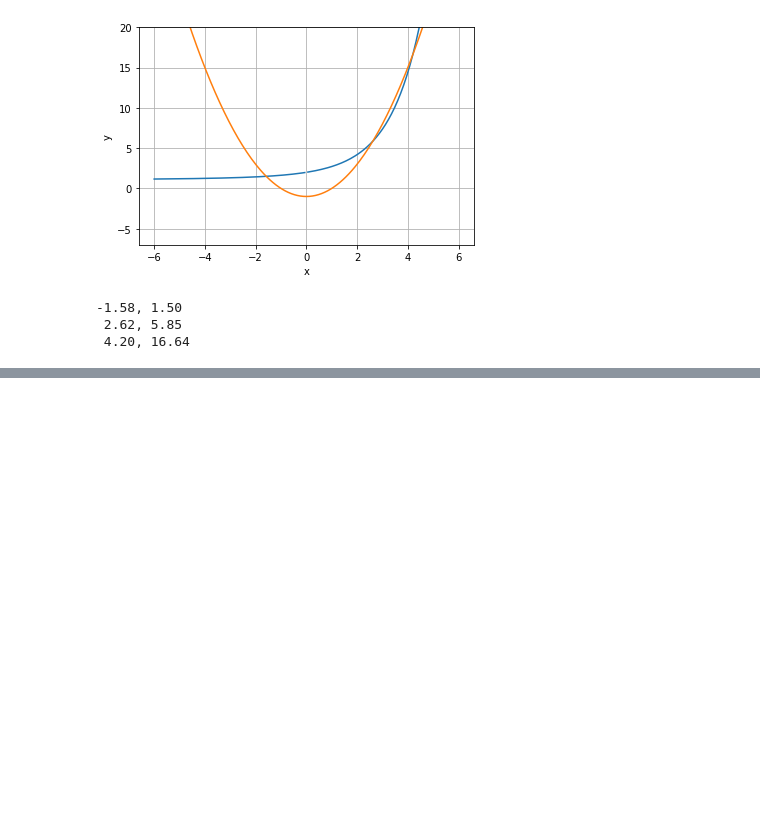
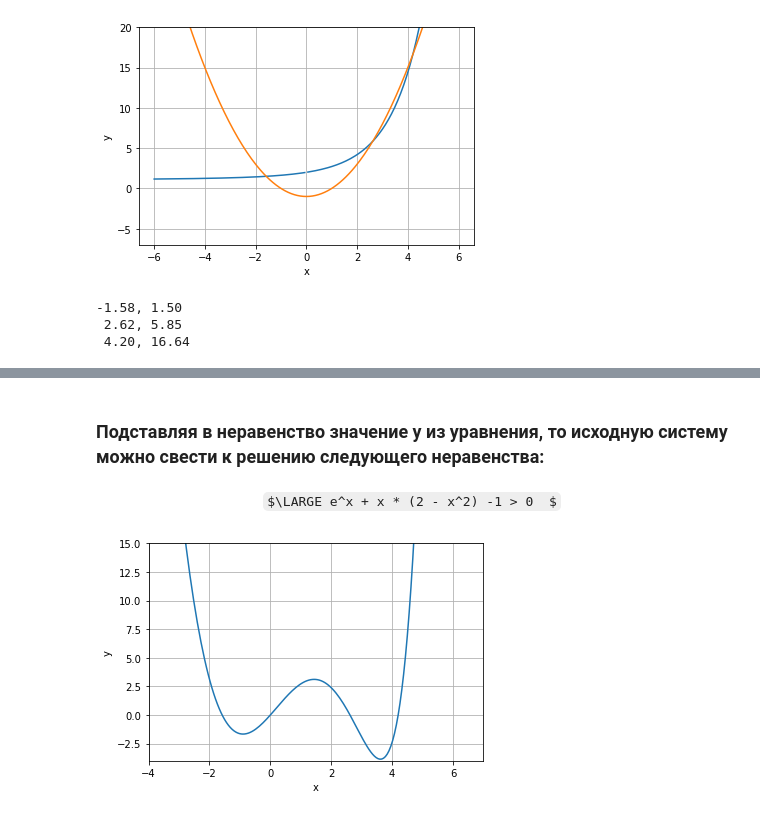
Before and after one commit to VadPA/Introduction-to-Higher-Mathematics, a Jupyter notebook: task_2_for_lesson_2.ipynb, the cells around one changed output, grey strips where cells are left out. Drawn from its saved outputs; the diff is of its cells as text; code cells hidden in the pictures; some formulas as TeX source; blank space fills up the shorter version.

```diff
--- a/task_2_for_lesson_2.ipynb
+++ b/task_2_for_lesson_2.ipynb
@@ -121,0 +132,18 @@ print(f' {x3:0.2f}, {y3:0.2f}')
+# %% [markdown]
+### Подставляя в неравенство значение y из уравнения, то исходную систему можно свести к решению следующего неравенства:
+# %% [markdown]
+<center>$\LARGE e^x + x * (2 - x^2) -1 > 0  $<center>
+# %%
+# np.exp(x) + x*(2-x**2) - 1) > 0
+x = np.linspace(-6, 6, 201)
+plt.plot(x, np.exp(x) + x*(2-x**2) - 1)
+plt.xlabel('x')
+plt.ylabel('y')
+plt.ylim(-4, 15.0)
+plt.xlim(-4, 7.0)
+plt.grid(True)
+plt.show()
+# %% [output]
+[figure, added]
+# %% [markdown]
+<img1 src="Answer.png">
```
Also changed, not shown: parts of 6 cells of this notebook, 3 other files.
